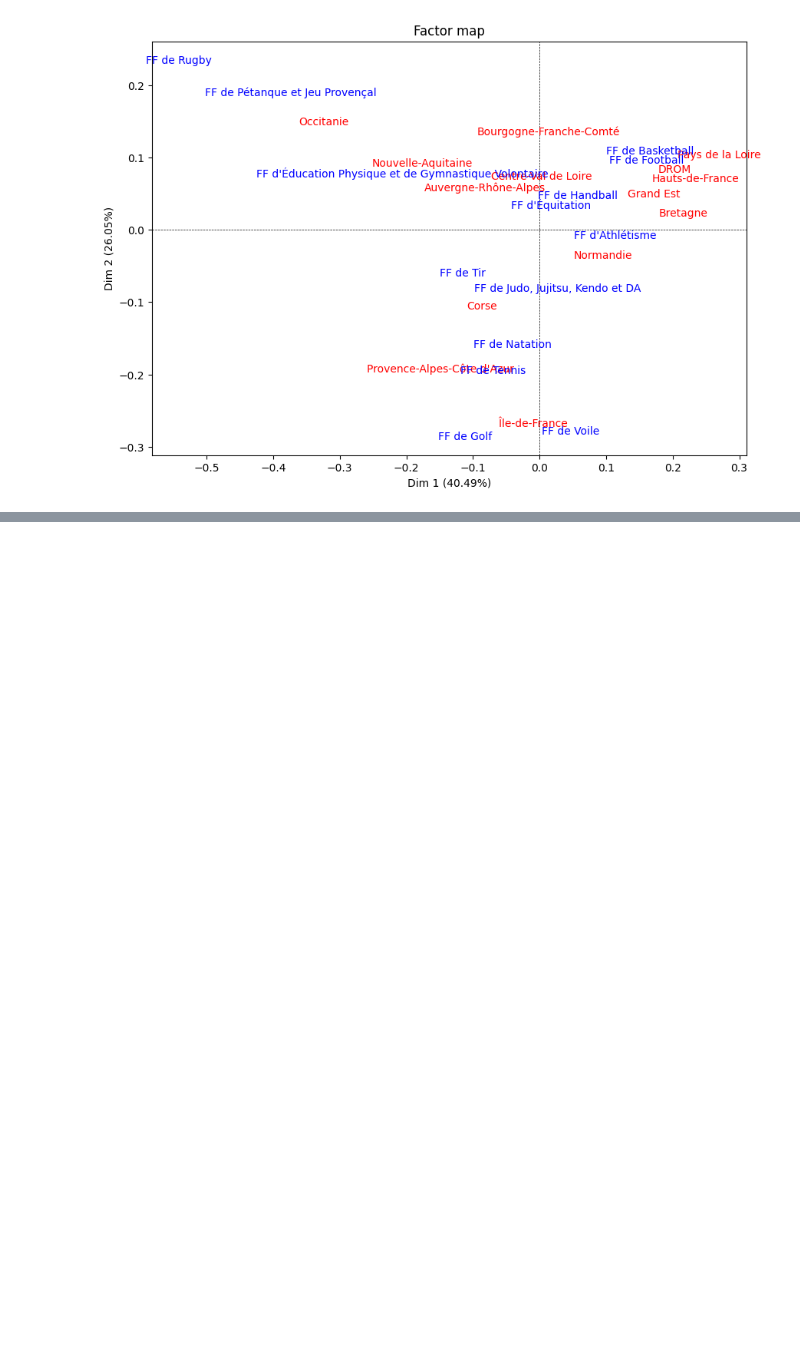
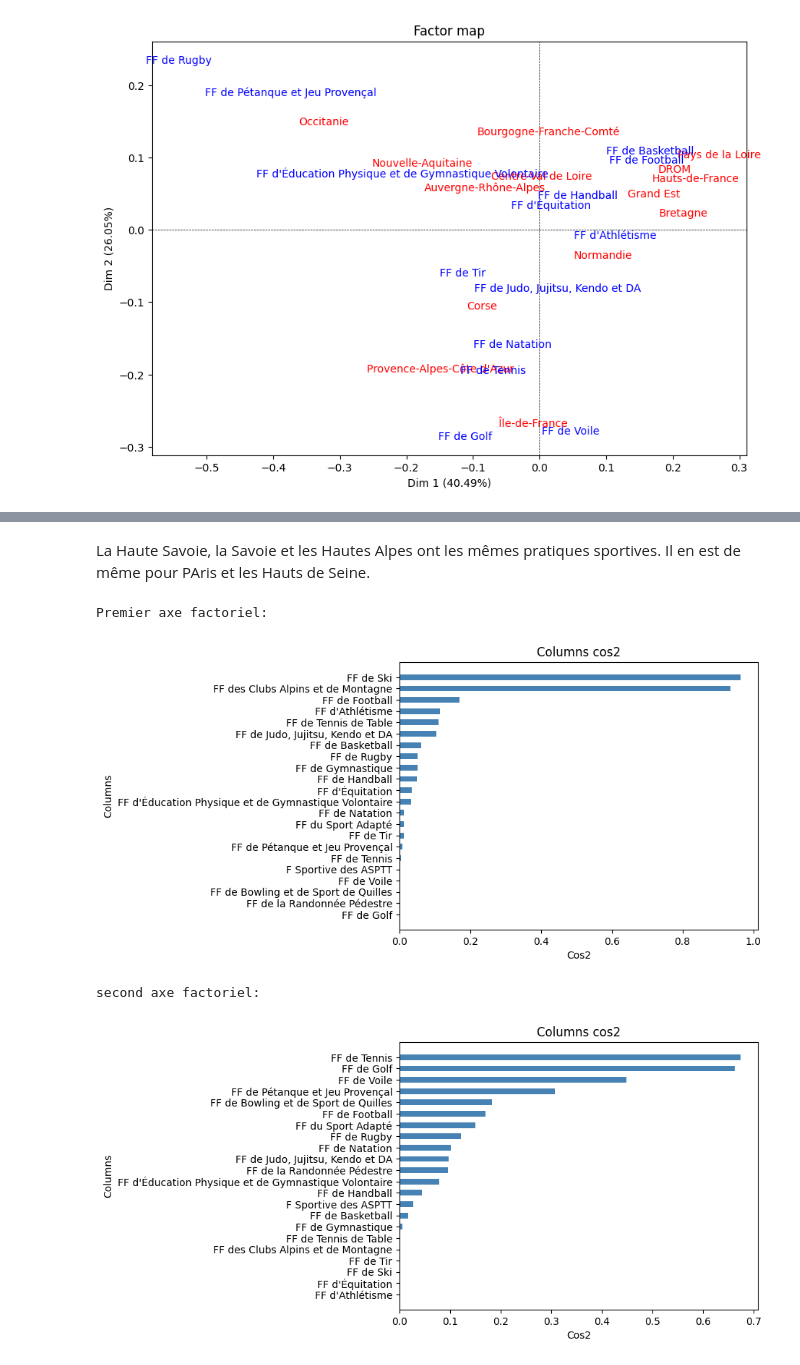
Before and after one commit to paulrsnn/projet-python, a Jupyter notebook: Classification.ipynb, the cells around one changed output, grey strips where cells are left out. Drawn from its saved outputs; the diff is of its cells as text; code cells hidden in the pictures; blank space fills up the shorter version.

```diff
--- a/Classification.ipynb
+++ b/Classification.ipynb
@@ -213,0 +332,14 @@ my_ca.mapping(1,2,figsize=(10,7))
+# %% [markdown]
+La Haute Savoie, la Savoie et les Hautes Alpes ont les mêmes pratiques  sportives.
+Il en est de même pour PAris et les Hauts de Seine.
+# %%
+#classement des départements suivants les deux axes
+print("Premier axe factoriel:")
+my_ca_dep.plot_col_cos2(num_axis=1)
+print("second axe factoriel:")
+my_ca_dep.plot_col_cos2(num_axis=2)
+# %% [output]
+Premier axe factoriel:
+[figure, added]
+second axe factoriel:
+[figure, added]
```
Also changed, not shown: parts of 37 cells of this notebook, 5 other files.
